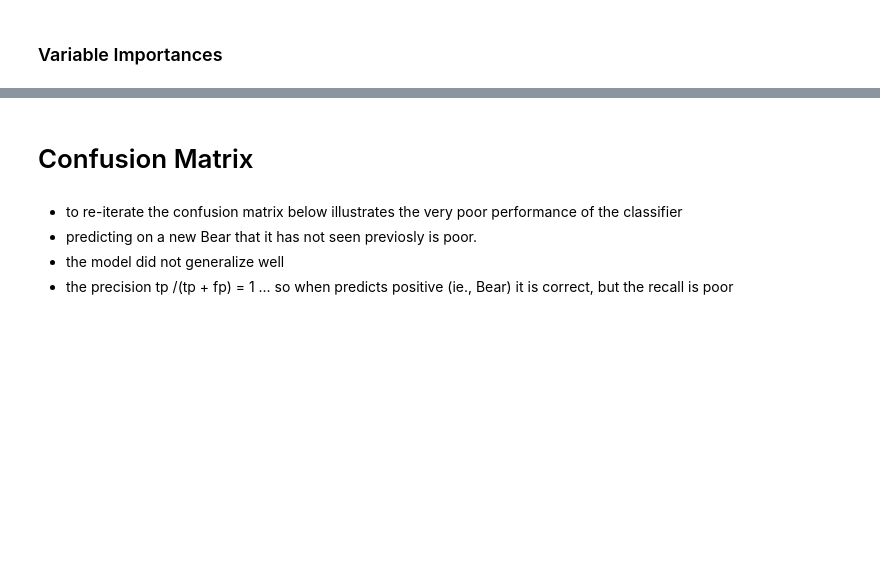
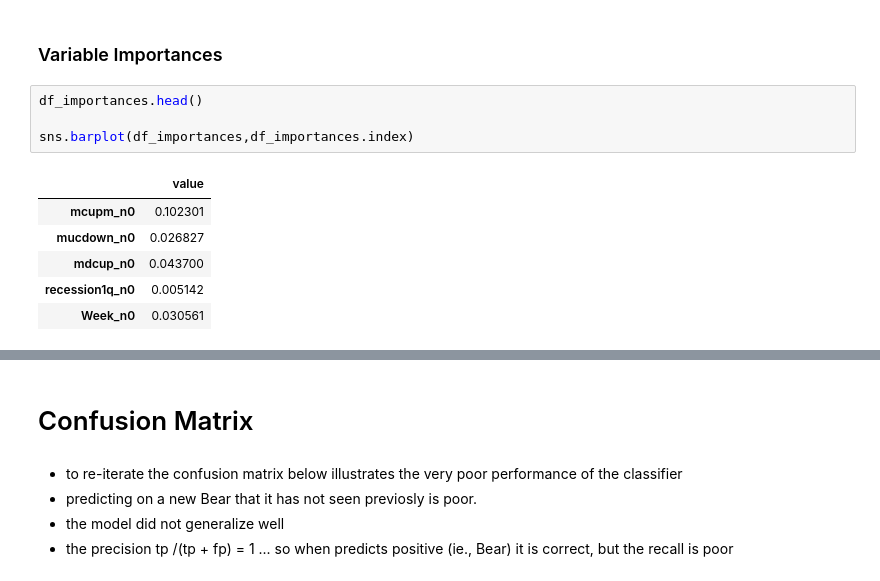
Before and after one commit to Aljgutier/Pyquant, a Jupyter notebook: SP500_MktCycle_ML_2.ipynb, the cells around one changed output, grey strips where cells are left out. Cells and saved outputs as stored; diff of their text form; blank space fills up the shorter version.

```diff
--- a/SP500_MktCycle_ML_2.ipynb
+++ b/SP500_MktCycle_ML_2.ipynb
@@ -628,4 +628,15 @@ dfTrain.columns = Index(['mcupm_n0', 'mucdown_n0', 'mdcup_n0', 'recession1q_n0',
 | 2009-04-01 | 811.080017 | 6.034140e+09 | 813.619995 | 783.320007 | 119.85 | 6.767459 | 1.0 | 0.198883 | 1.0 | 0.026151 | ... |
 # %% [markdown]
 ### Variable Importances
+# %%
+df_importances.head()
+
+sns.barplot(df_importances,df_importances.index)
+# %% [output]
+|  | value |
+| mcupm_n0 | 0.102301 |
+| mucdown_n0 | 0.026827 |
+| mdcup_n0 | 0.043700 |
+| recession1q_n0 | 0.005142 |
+| Week_n0 | 0.030561 |
 # %%
```
Also changed, not shown: parts of 4 cells of this notebook.
